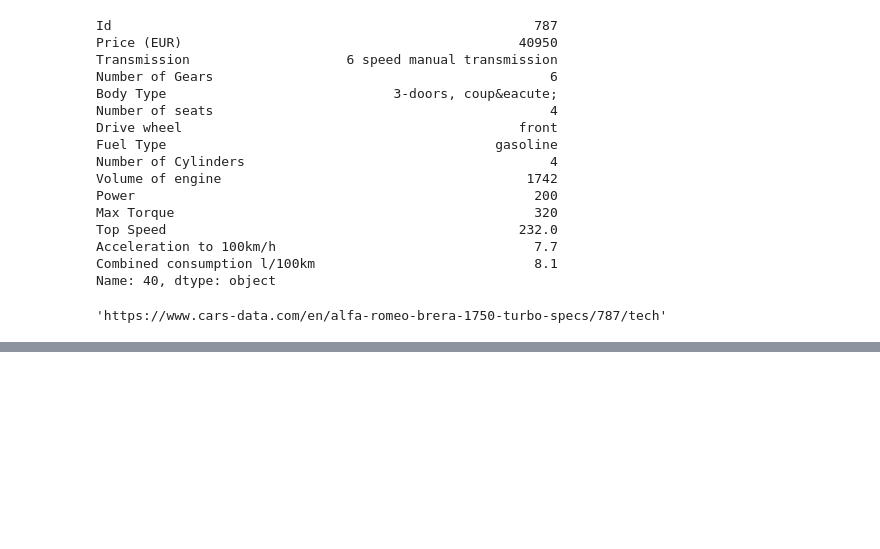
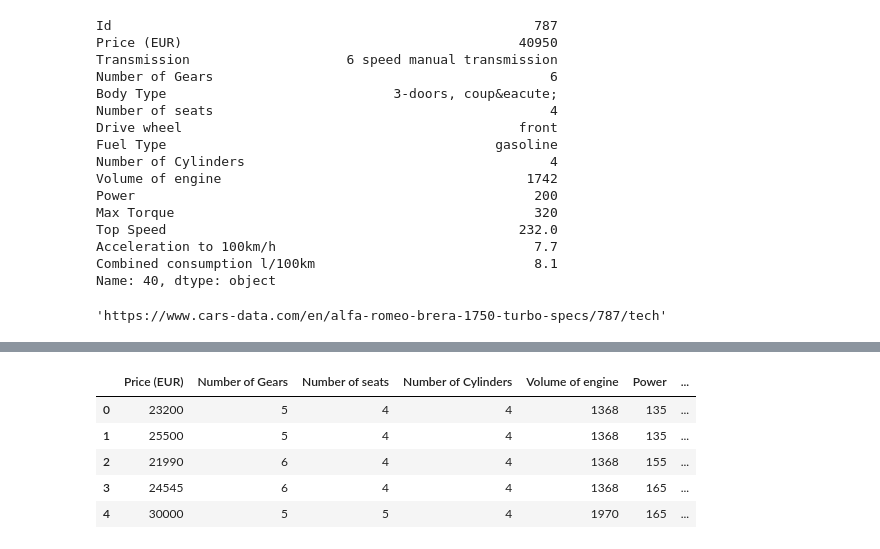
Before and after one commit to urbancluka/UVP-Projektna-naloga, a Jupyter notebook: analiza.ipynb, the cells around one changed output, grey strips where cells are left out. Saved outputs shown, nothing was run; the diff lists cells and outputs as text; code cells hidden in the pictures; blank space fills up the shorter version.

```diff
--- a/analiza.ipynb
+++ b/analiza.ipynb
@@ -444,0 +455,12 @@ meta.loc[meta["Id"] == najmocnejsi_id].iloc[0]["Url"]
+# %%
+X = podatki_o_avtih.select_dtypes(include=np.number)
+X = X.dropna()
+X = X.drop("Id", axis="columns")
+X.head()
+# %% [output]
+|  | Price (EUR) | Number of Gears | Number of seats | Number of Cylinders | Volume of engine | Power | ... |
+| 0 | 23200 | 5 | 4 | 4 | 1368 | 135 | ... |
+| 1 | 25500 | 5 | 4 | 4 | 1368 | 135 | ... |
+| 2 | 21990 | 6 | 4 | 4 | 1368 | 155 | ... |
+| 3 | 24545 | 6 | 4 | 4 | 1368 | 165 | ... |
+| 4 | 30000 | 5 | 5 | 4 | 1970 | 165 | ... |
```
Also changed, not shown: parts of 4 cells of this notebook.
